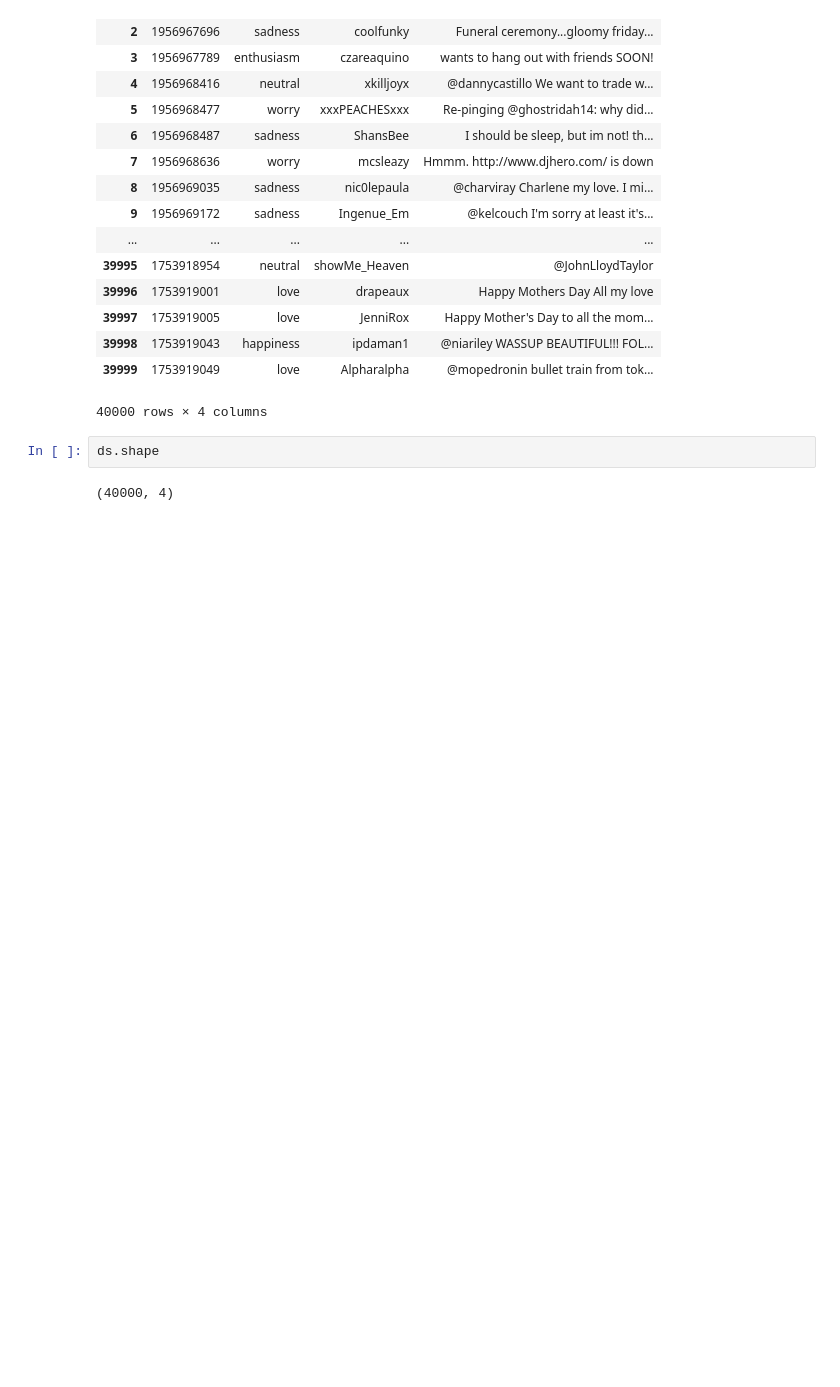
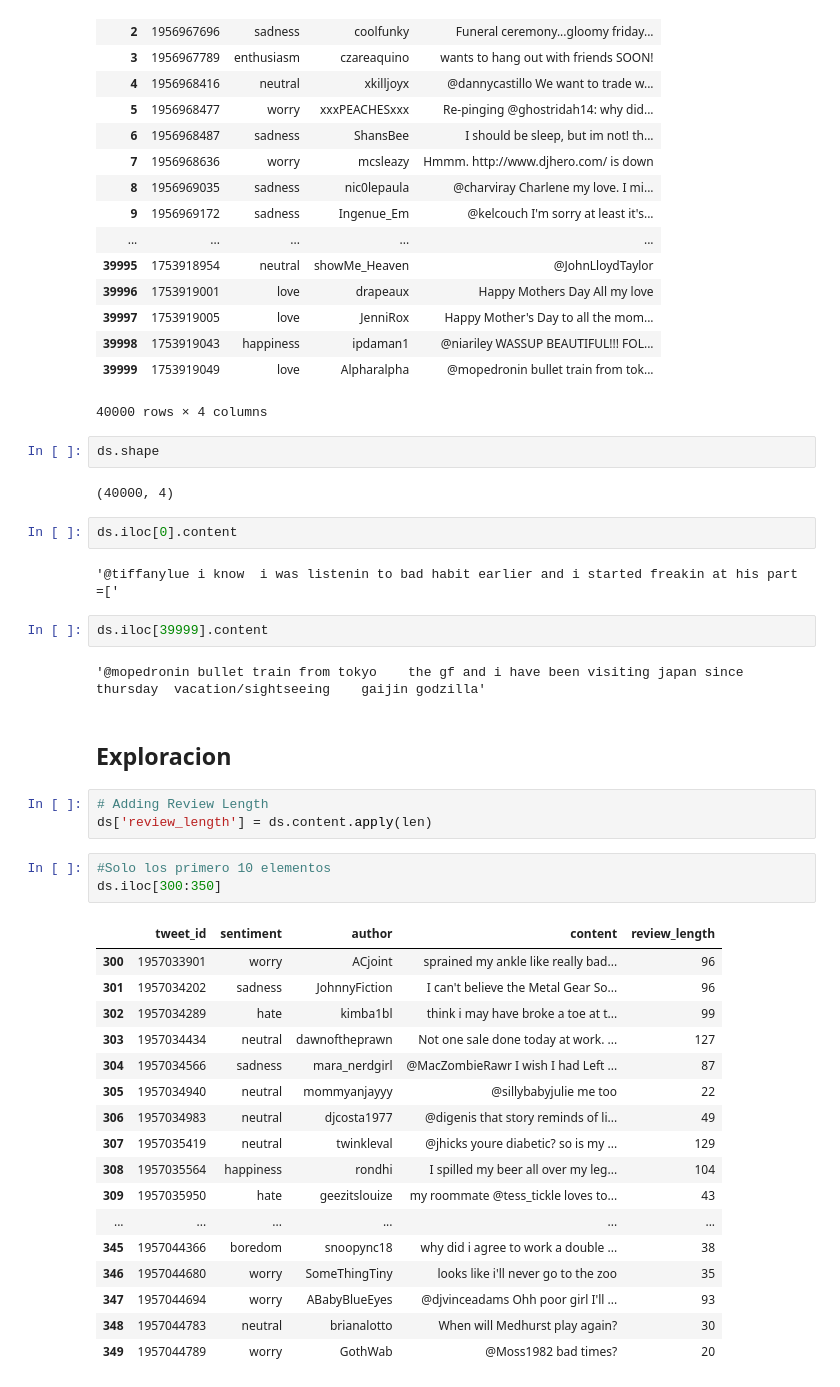
Before and after one commit to Giohanny/ta2_nlp, a Jupyter notebook: laboratorio 9.ipynb, the cells around one changed output. Saved outputs shown, nothing was run; the diff lists cells and outputs as text; blank space fills up the shorter version.

```diff
--- a/laboratorio 9.ipynb
+++ b/laboratorio 9.ipynb
@@ -42,3 +42,37 @@ ds
 ds.shape
 # %% [output]
 (40000, 4)
+# %%
+ds.iloc[0].content
+# %% [output]
+'@tiffanylue i know  i was listenin to bad habit earlier and i started freakin at his part =['
+# %%
+ds.iloc[39999].content
+# %% [output]
+'@mopedronin bullet train from tokyo    the gf and i have been visiting japan since thursday  vacation/sightseeing    gaijin godzilla'
+# %% [markdown]
+## Exploracion
+# %%
+# Adding Review Length
+ds['review_length'] = ds.content.apply(len)
+# %%
+#Solo los primero 10 elementos
+ds.iloc[300:350]
+# %% [output]
+|  | tweet_id | sentiment | author | content | review_length |
+| 300 | 1957033901 | worry | ACjoint | sprained my ankle like really bad... | 96 |
+| 301 | 1957034202 | sadness | JohnnyFiction | I can't believe the Metal Gear So... | 96 |
+| 302 | 1957034289 | hate | kimba1bl | think i may have broke a toe at t... | 99 |
+| 303 | 1957034434 | neutral | dawnoftheprawn | Not one sale done today at work. ... | 127 |
+| 304 | 1957034566 | sadness | mara_nerdgirl | @MacZombieRawr I wish I had Left ... | 87 |
+| 305 | 1957034940 | neutral | mommyanjayyy | @sillybabyjulie me too | 22 |
+| 306 | 1957034983 | neutral | djcosta1977 | @digenis that story reminds of li... | 49 |
+| 307 | 1957035419 | neutral | twinkleval | @jhicks youre diabetic? so is my ... | 129 |
+| 308 | 1957035564 | happiness | rondhi | I spilled my beer all over my leg... | 104 |
+| 309 | 1957035950 | hate | geezitslouize | my roommate @tess_tickle loves to... | 43 |
+| ... | ... | ... | ... | ... | ... |
+| 345 | 1957044366 | boredom | snoopync18 | why did i agree to work a double ... | 38 |
+| 346 | 1957044680 | worry | SomeThingTiny | looks like i'll never go to the zoo | 35 |
+| 347 | 1957044694 | worry | ABabyBlueEyes | @djvinceadams Ohh poor girl I'll ... | 93 |
+| 348 | 1957044783 | neutral | brianalotto | When will Medhurst play again? | 30 |
+| 349 | 1957044789 | worry | GothWab | @Moss1982 bad times? | 20 |
```
Also changed, not shown: parts of 7 cells of this notebook.
